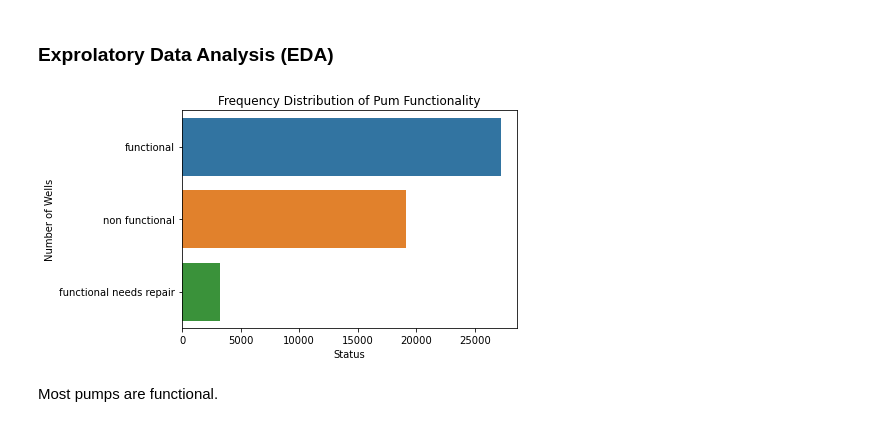
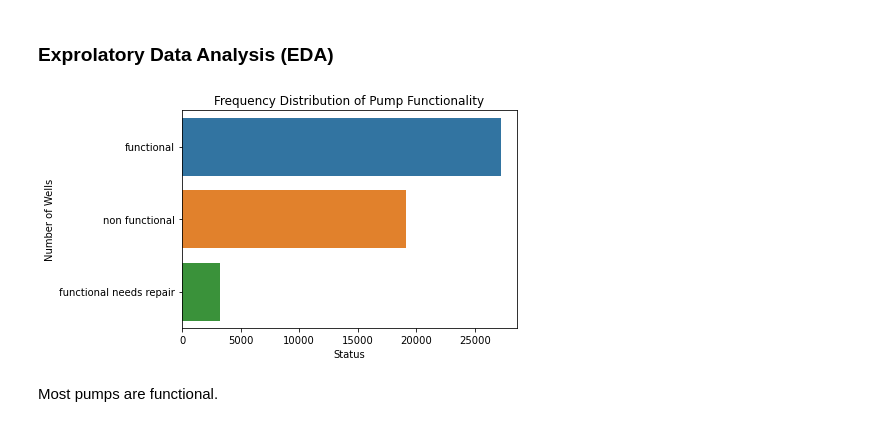
Before and after one commit to Paulwaweru/Phase-3-Project---Tanzania-Water-Wells, a Jupyter notebook: student.ipynb, the cells around one changed output. Drawn from its saved outputs; the diff is of its cells as text; code cells hidden in the pictures.

```diff
--- a/student.ipynb
+++ b/student.ipynb
@@ -786,12 +786,12 @@ dtype: int64
 # %%
 # Bar plot for the target feature
 plt.figure()
 sns.countplot(data=df, y='status_group', order=df['status_group'].value_counts().index)
 plt.xlabel('Status')
 plt.ylabel('Number of Wells')
-plt.title('Frequency Distribution of Pum Functionality')
+plt.title('Frequency Distribution of Pump Functionality')
 plt.show()
 # %% [output]
-[figure, old version]
+[figure, new version]
 # %% [markdown]
 Most pumps are functional.
```
Also changed, not shown: parts of 9 cells of this notebook.
